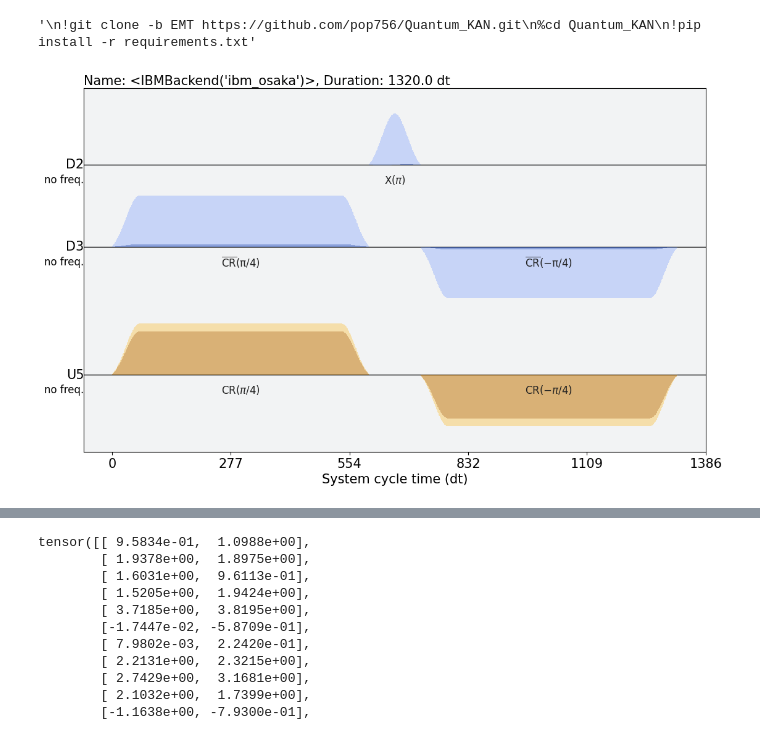
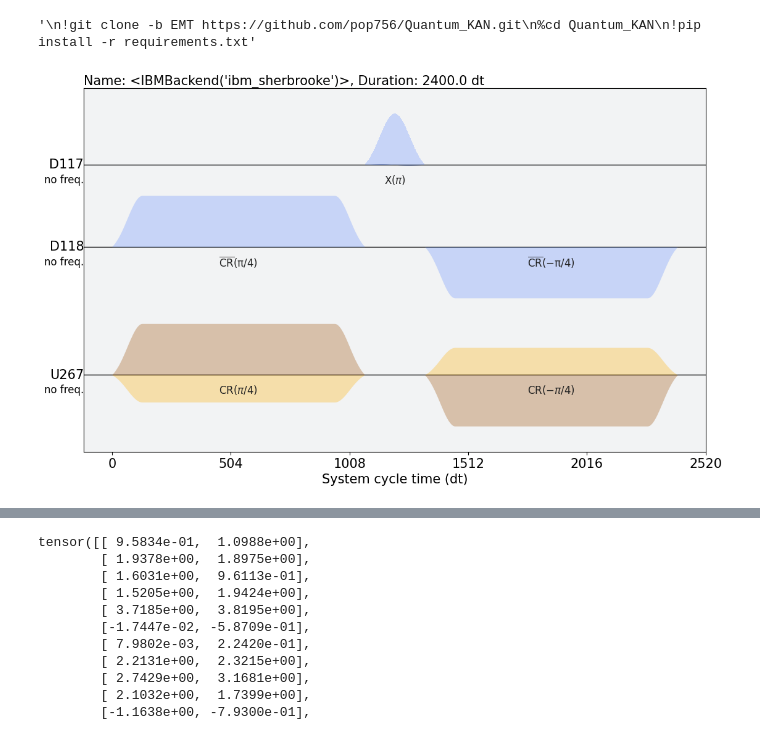
Before and after one commit to pop756/Quantum_KAN, a Jupyter notebook: Real_backend.ipynb, the cells around one changed output, grey strips where cells are left out. Saved outputs shown, nothing was run; the diff lists cells and outputs as text; code cells hidden in the pictures.

```diff
--- a/Real_backend.ipynb
+++ b/Real_backend.ipynb
@@ -82,10 +82,10 @@ service = QiskitRuntimeService(channel='ibm_quantum',
     instance='ibm-q-skku/skku/skku-students',
     token = '06f802eeac992c43c4106753d7c5fc31414a13eb7d91c99d67fb49cc50569e5b4b011f20c71b9607a07cb43ecc7044557c699022db91d1685ba4c886d5886854')
 
-backend_name = 'ibm_osaka'
+backend_name = 'ibm_sherbrooke'
 backend_error = service.backend(backend_name)
 
-qubit_use = [37,38,39,40,41,42,43,44]
+qubit_use = [117,118,119,120,121,122,123,124]
 
 
 #qubit_use = [113,114,115,116,117,118,119,120]
@@ -106,7 +106,7 @@ for item in backend_error.target['ecr']:
 
 
 trotterized_ising_circuit, h_params, J_params = create_trotterized_ising_model_circuit(8, trotter_steps, time)
-trotterized_ising_circuit = transpile(trotterized_ising_circuit,basis_gates=['rz','sx','x','ecr'],coupling_map=[list(i) for i in init_list_temp ],optimization_level=2)
+trotterized_ising_circuit = transpile(trotterized_ising_circuit,basis_gates=['rz','sx','x','ecr'],coupling_map=[list(i) for i in init_list_temp ],optimization_level=2,seed_transpiler=30)
 trotterized_ising_circuit_train = remove_ecr_gates(trotterized_ising_circuit)
 np.random.seed(30)
 theta = np.random.uniform(-3.14, 3.14, [100,len(trotterized_ising_circuit.parameters)])
@@ -132,25 +133,25 @@ T_options = TwirlingOptions(enable_gates=True)
 # %%
 from qiskit import QuantumCircuit
 from qiskit import pulse
 from qiskit import schedule
 from qiskit.transpiler.preset_passmanagers import generate_preset_pass_manager
 from qiskit_ibm_runtime import Options
 from qiskit.pulse.library import Gaussian
 from qiskit_ibm_runtime import Batch, SamplerV2 as Sampler
 
 
-passmanager = generate_preset_pass_manager(optimization_level=0, backend=backend, initial_layout=[2,3])
+passmanager = generate_preset_pass_manager(optimization_level=0, backend=backend, initial_layout=[117,118])
 
 
 
 circ = QuantumCircuit(2, 2)
 circ.ecr(0, 1)
 from qiskit import transpile
 circ = passmanager.run(circ,backend)
 pulse_schedule = schedule(circ,backend=backend)
 pulse_schedule.draw()
 # %% [output]
-[figure, old version]
+[figure, new version]
 # %%
 import copy
 from qiskit_ibm_runtime.fake_provider import FakePerth
```
Also changed, not shown: parts of 23 cells of this notebook.
